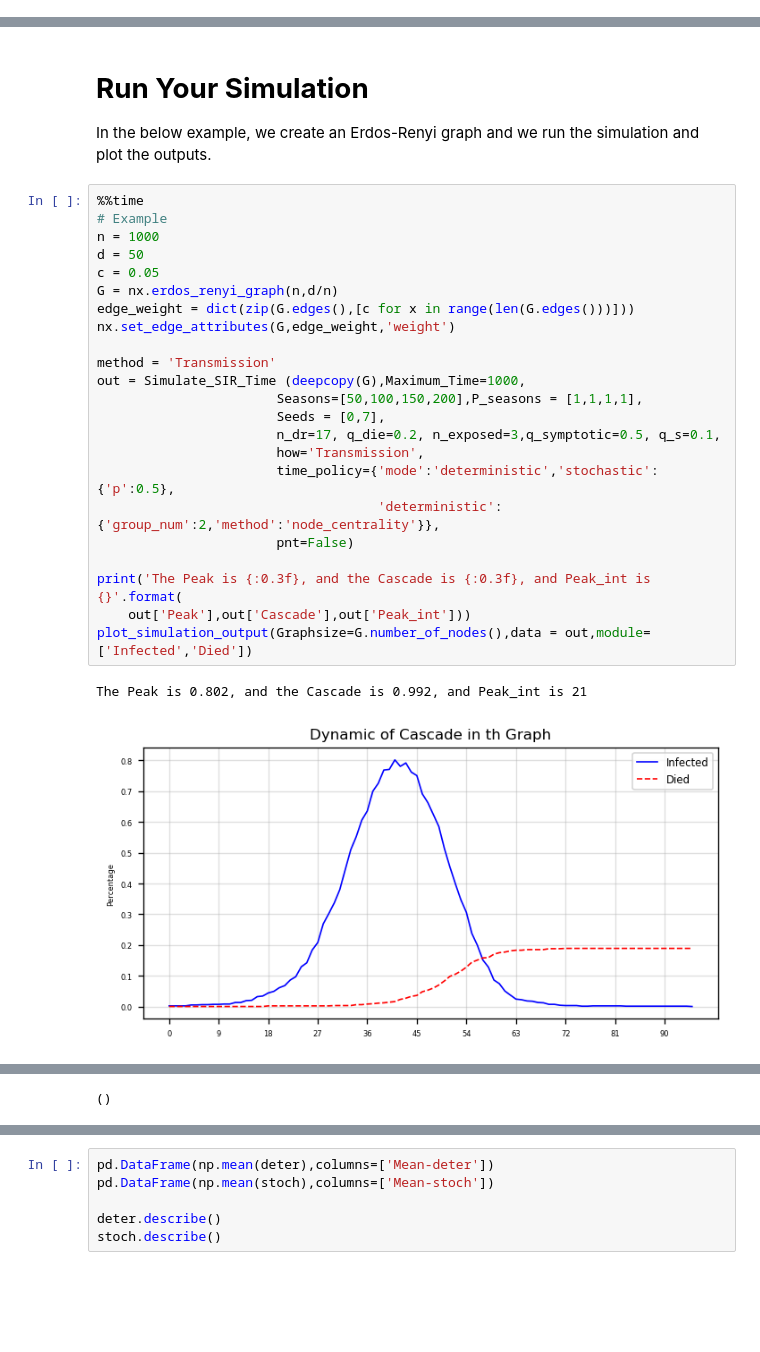
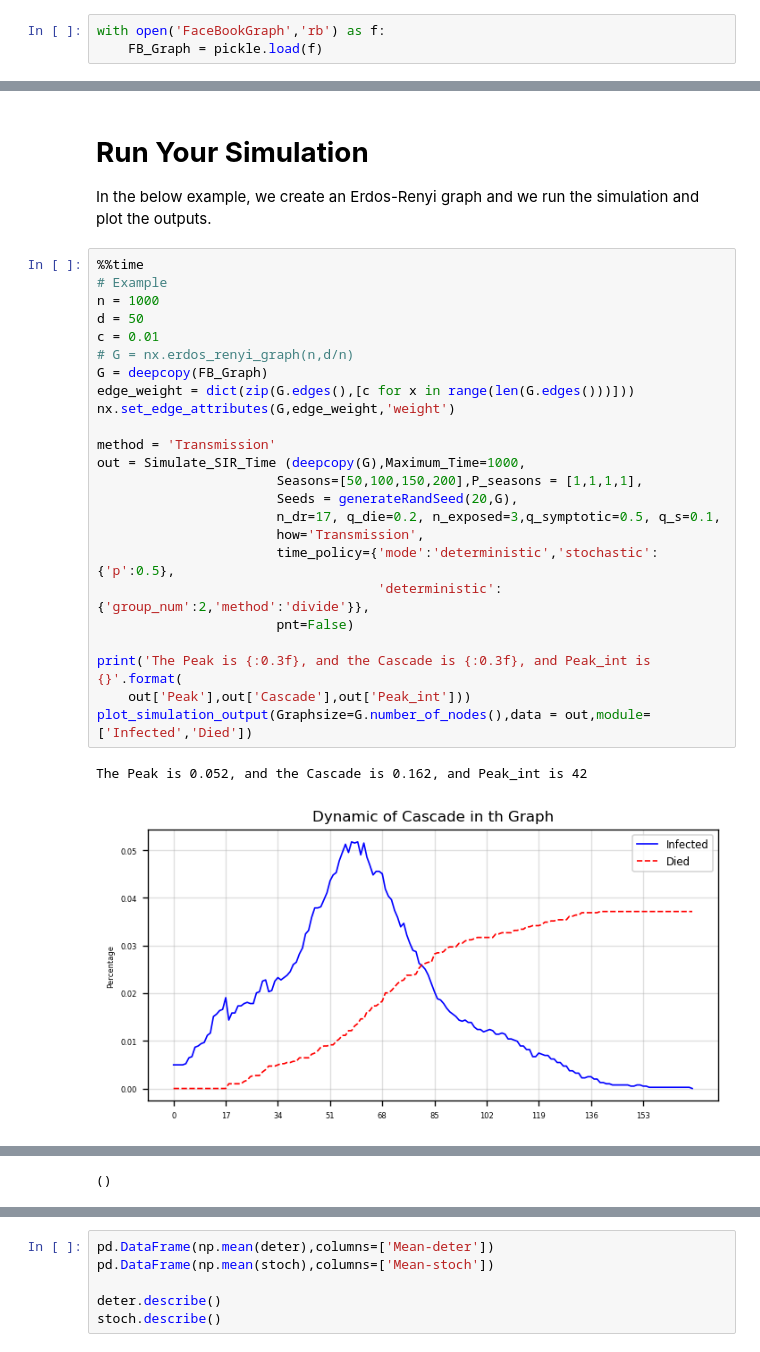
Before and after one commit to MahdiShahrabi/COVID19-Simulation, a Jupyter notebook: Time Dimension/Time_Simulation.ipynb, the cells around one changed output, grey strips where cells are left out. Saved outputs shown, nothing was run; the diff lists cells and outputs as text; blank space fills up the shorter version.

```diff
--- a/Time Dimension/Time_Simulation.ipynb
+++ b/Time Dimension/Time_Simulation.ipynb
@@ -19,6 +19,9 @@ InteractiveShell.ast_node_interactivity = "all"
 # %%
 from generateRandSeed import generateRandSeed
 from plot_simulation_output import plot_simulation_output
+# %%
+with open('FaceBookGraph','rb') as f:
+    FB_Graph = pickle.load(f)
 # %%
 def chunkIt(seq, num):
     avg = len(seq) / float(num)
@@ -412,26 +415,27 @@ In the below example, we create an Erdos-Renyi graph and we run the simulation a
 # %%
 %%time
 # Example
 n = 1000
 d = 50
-c = 0.05
-G = nx.erdos_renyi_graph(n,d/n)
+c = 0.01
+# G = nx.erdos_renyi_graph(n,d/n)
+G = deepcopy(FB_Graph)
 edge_weight = dict(zip(G.edges(),[c for x in range(len(G.edges()))]))
 nx.set_edge_attributes(G,edge_weight,'weight')
 
 method = 'Transmission'
 out = Simulate_SIR_Time (deepcopy(G),Maximum_Time=1000,
                        Seasons=[50,100,150,200],P_seasons = [1,1,1,1],
-                       Seeds = [0,7],
+                       Seeds = generateRandSeed(20,G),
                        n_dr=17, q_die=0.2, n_exposed=3,q_symptotic=0.5, q_s=0.1,
                        how='Transmission',
                        time_policy={'mode':'deterministic','stochastic':{'p':0.5},
-                                    'deterministic':{'group_num':2,'method':'node_centrality'}},
+                                    'deterministic':{'group_num':2,'method':'divide'}},
                        pnt=False)
 
 print('The Peak is {:0.3f}, and the Cascade is {:0.3f}, and Peak_int is {}'.format(
     out['Peak'],out['Cascade'],out['Peak_int']))
 plot_simulation_output(Graphsize=G.number_of_nodes(),data = out,module=['Infected','Died'])
 # %% [output]
-The Peak is 0.802, and the Cascade is 0.992, and Peak_int is 21
+The Peak is 0.052, and the Cascade is 0.162, and Peak_int is 42
-[figure, old version]
+[figure, new version]
```
Also changed, not shown: parts of 2 cells of this notebook, 1 other file.
